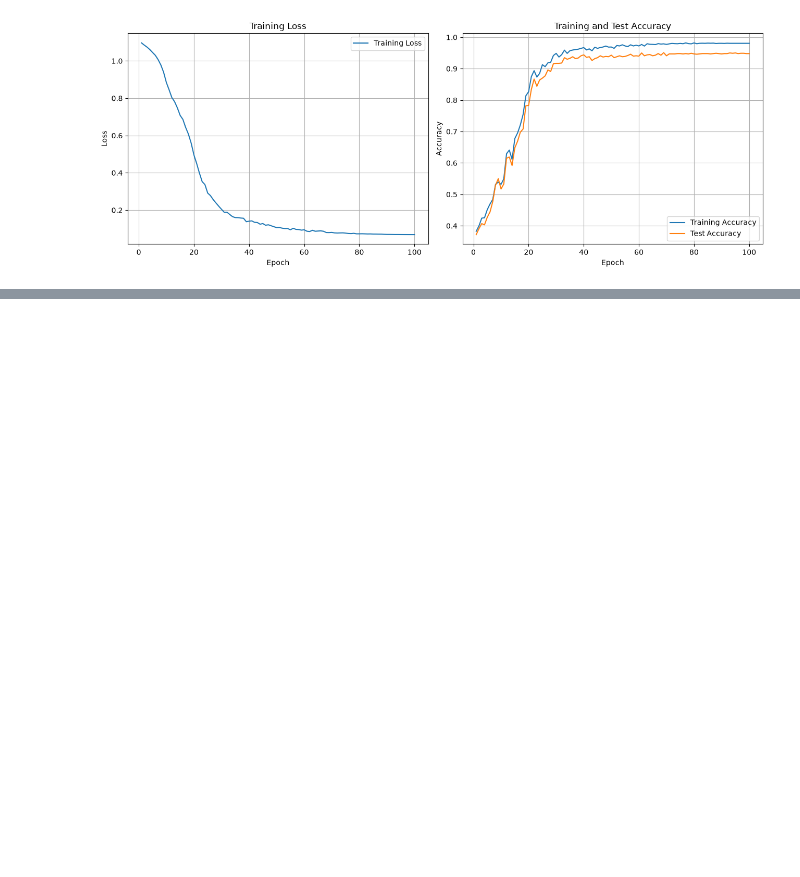
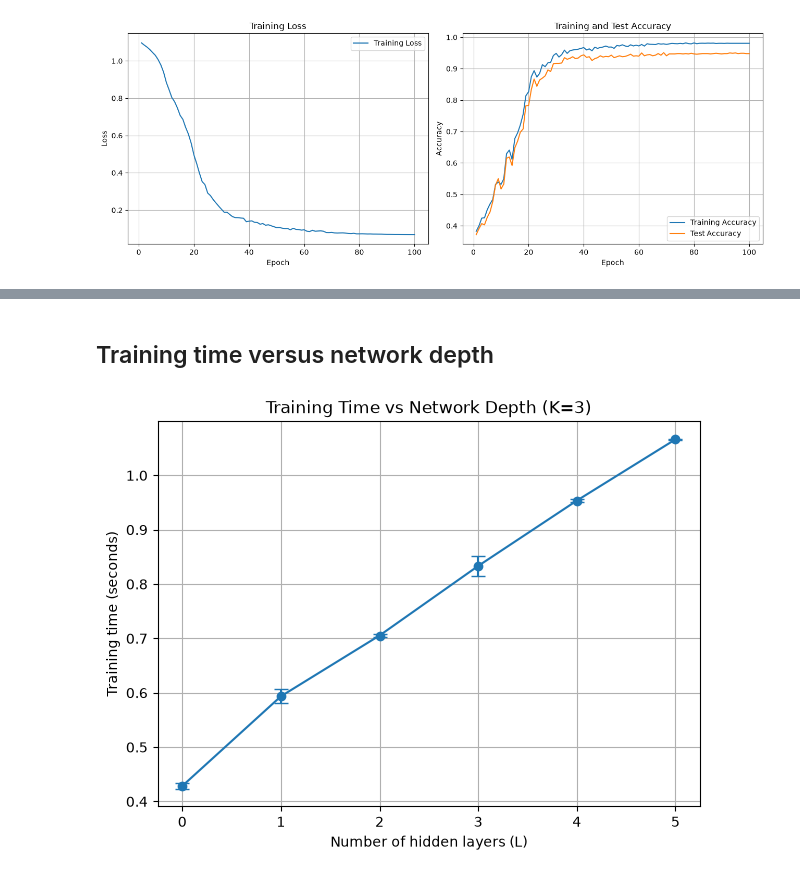
Before and after one commit to Ashishlamichhane4/Scientific_Computing, a Jupyter notebook: Classification_using_pytorch/exe3.ipynb, the cells around one changed output, grey strips where cells are left out. Cells and saved outputs as stored; diff of their text form; code cells hidden in the pictures; blank space fills up the shorter version.

```diff
--- a/Classification_using_pytorch/exe3.ipynb
+++ b/Classification_using_pytorch/exe3.ipynb
@@ -414,0 +578,21 @@ plt.show()
+# %% [markdown]
+## Training time versus network depth
+# %%
+plt.figure(figsize=(7, 5))
+
+plt.errorbar(
+    summary_K3["L"],
+    summary_K3["training_time_mean"],
+    yerr=summary_K3["training_time_std"],
+    marker="o",
+    capsize=5
+)
+
+plt.xlabel("Number of hidden layers (L)")
+plt.ylabel("Training time (seconds)")
+plt.title("Training Time vs Network Depth (K=3)")
+plt.xticks(range(6))
+plt.grid(True)
+plt.show()
+# %% [output]
+[figure, added]
```
Also changed, not shown: parts of 13 cells of this notebook.
